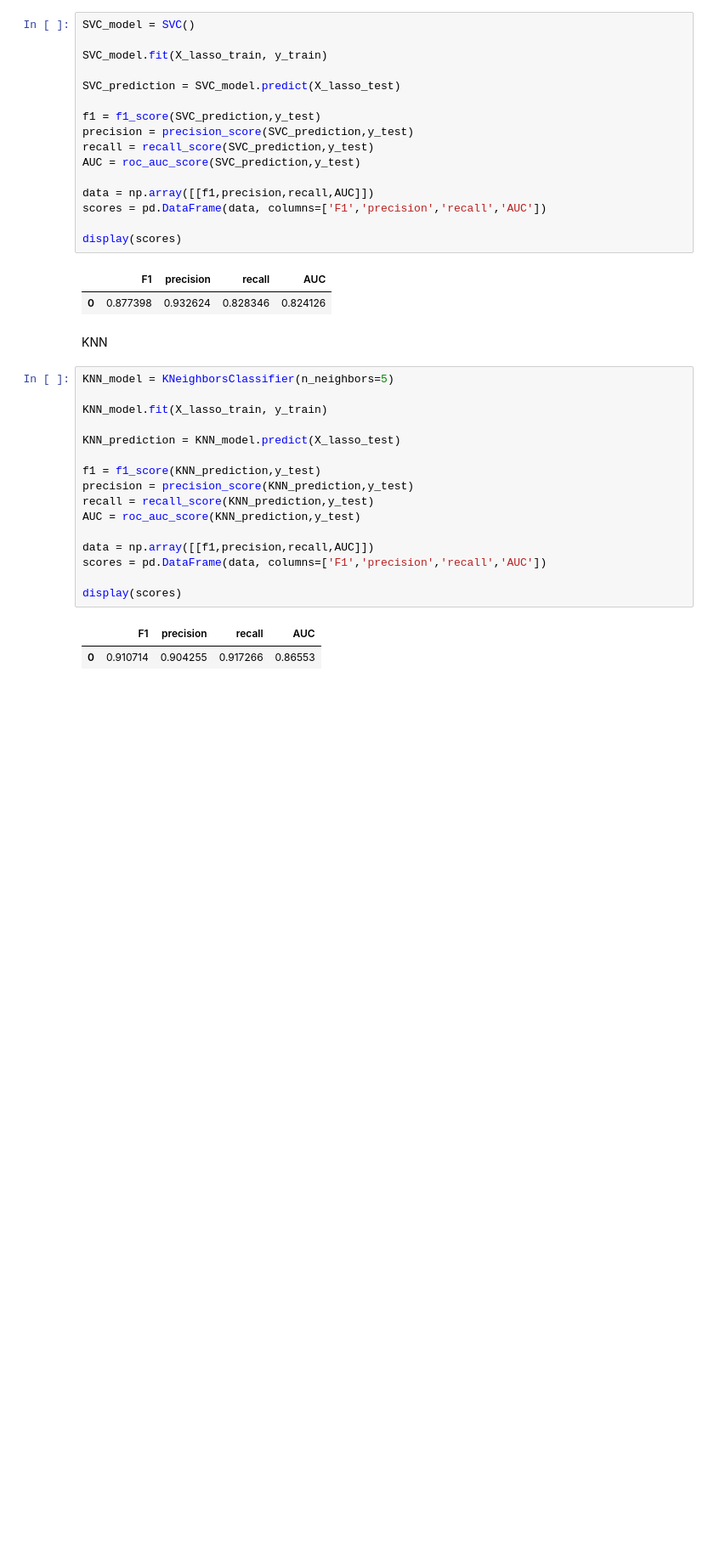
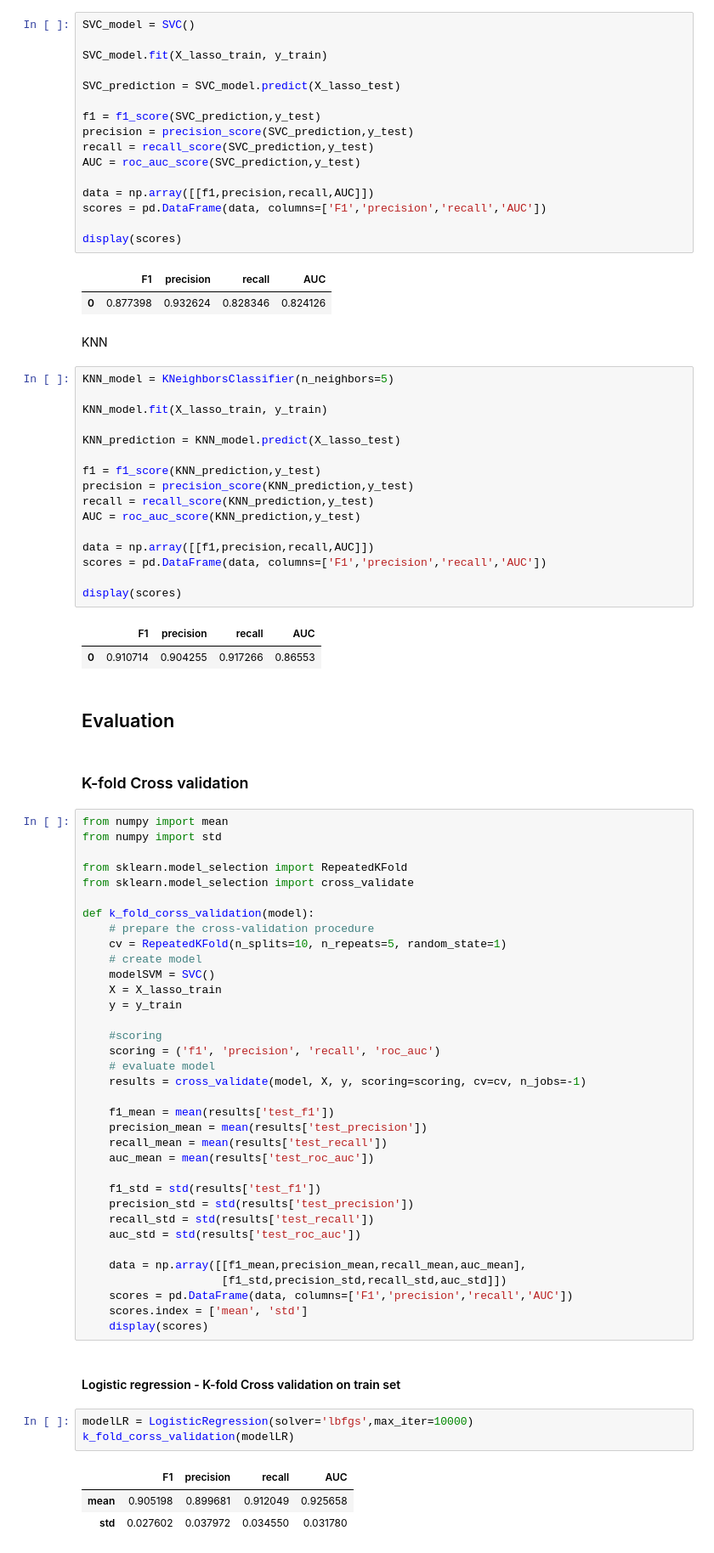
Before and after one commit to jkuhta/is-seminarska2, a Jupyter notebook: seminarska2.ipynb, the cells around one changed output. Shown at 85% size. Drawn from its saved outputs; the diff is of its cells as text; blank space fills up the shorter version.

Commit message:
k-folds cross validation

```diff
--- a/seminarska2.ipynb
+++ b/seminarska2.ipynb
@@ -604,3 +604,51 @@ display(scores)
 # %% [output]
 |  | F1 | precision | recall | AUC |
 | 0 | 0.910714 | 0.904255 | 0.917266 | 0.86553 |
+# %% [markdown]
+## Evaluation
+# %% [markdown]
+### K-fold Cross validation
+# %%
+from numpy import mean
+from numpy import std
+
+from sklearn.model_selection import RepeatedKFold
+from sklearn.model_selection import cross_validate
+
+def k_fold_corss_validation(model):
+    # prepare the cross-validation procedure
+    cv = RepeatedKFold(n_splits=10, n_repeats=5, random_state=1)
+    # create model
+    modelSVM = SVC()
+    X = X_lasso_train
+    y = y_train
+
+    #scoring
+    scoring = ('f1', 'precision', 'recall', 'roc_auc')
+    # evaluate model
+    results = cross_validate(model, X, y, scoring=scoring, cv=cv, n_jobs=-1)
+
+    f1_mean = mean(results['test_f1'])
+    precision_mean = mean(results['test_precision'])
+    recall_mean = mean(results['test_recall'])
+    auc_mean = mean(results['test_roc_auc'])
+
+    f1_std = std(results['test_f1'])
+    precision_std = std(results['test_precision'])
+    recall_std = std(results['test_recall'])
+    auc_std = std(results['test_roc_auc'])
+
+    data = np.array([[f1_mean,precision_mean,recall_mean,auc_mean],
+                     [f1_std,precision_std,recall_std,auc_std]])
+    scores = pd.DataFrame(data, columns=['F1','precision','recall','AUC'])
+    scores.index = ['mean', 'std']
+    display(scores)
+# %% [markdown]
+#### Logistic regression - K-fold Cross validation on train set
+# %%
+modelLR = LogisticRegression(solver='lbfgs',max_iter=10000)
+k_fold_corss_validation(modelLR)
+# %% [output]
+|  | F1 | precision | recall | AUC |
+| mean | 0.905198 | 0.899681 | 0.912049 | 0.925658 |
+| std | 0.027602 | 0.037972 | 0.034550 | 0.031780 |
```
Also changed, not shown: parts of 13 cells of this notebook.
